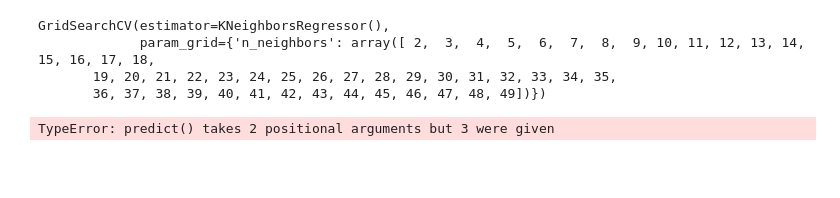
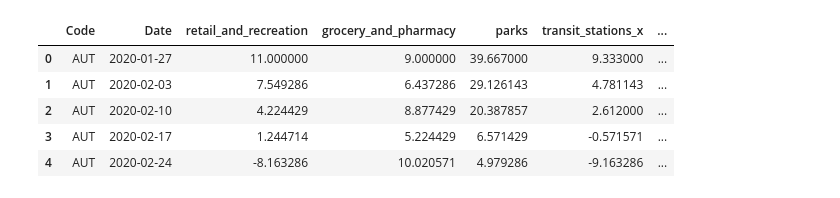
Before and after one commit to lucasbotellaroca/Covid-19_Reproduction_Rate_Estimator, a Jupyter notebook: data-cleaning.ipynb, the cells around one changed output. Cells and saved outputs as stored; diff of their text form; code cells hidden in the pictures; blank space fills up the shorter version.

```diff
--- a/data-cleaning.ipynb
+++ b/data-cleaning.ipynb
@@ -234,18 +0,0 @@ X_train, X_test, y_train, y_test = train_test_split(X, y, test_size=0.30)
-# %%
-from sklearn.model_selection import GridSearchCV
-from sklearn.neighbors import KNeighborsRegressor
-import numpy as np
-
-reg = GridSearchCV(KNeighborsRegressor(),
-                   param_grid={"n_neighbors":np.arange(2,50)})
-
-reg.fit(X_train,y_train)
-# %% [output]
-GridSearchCV(estimator=KNeighborsRegressor(),
-             param_grid={'n_neighbors': array([ 2,  3,  4,  5,  6,  7,  8,  9, 10, 11, 12, 13, 14, 15, 16, 17, 18,
-       19, 20, 21, 22, 23, 24, 25, 26, 27, 28, 29, 30, 31, 32, 33, 34, 35,
-       36, 37, 38, 39, 40, 41, 42, 43, 44, 45, 46, 47, 48, 49])})
-# %%
-reg.predict(X_test, y_test)
-# %% [output]
-TypeError: predict() takes 2 positional arguments but 3 were given
@@ -251,0 +27,9 @@ TypeError: predict() takes 2 positional arguments but 3 were given
+# %%
+df_policies.head()
+# %% [output]
+|  | Code | Date | retail_and_recreation | grocery_and_pharmacy | parks | transit_stations_x | ... |
+| 0 | AUT | 2020-01-27 | 11.000000 | 9.000000 | 39.667000 | 9.333000 | ... |
+| 1 | AUT | 2020-02-03 | 7.549286 | 6.437286 | 29.126143 | 4.781143 | ... |
+| 2 | AUT | 2020-02-10 | 4.224429 | 8.877429 | 20.387857 | 2.612000 | ... |
+| 3 | AUT | 2020-02-17 | 1.244714 | 5.224429 | 6.571429 | -0.571571 | ... |
+| 4 | AUT | 2020-02-24 | -8.163286 | 10.020571 | 4.979286 | -9.163286 | ... |
```
Also changed, not shown: parts of 48 cells of this notebook.
